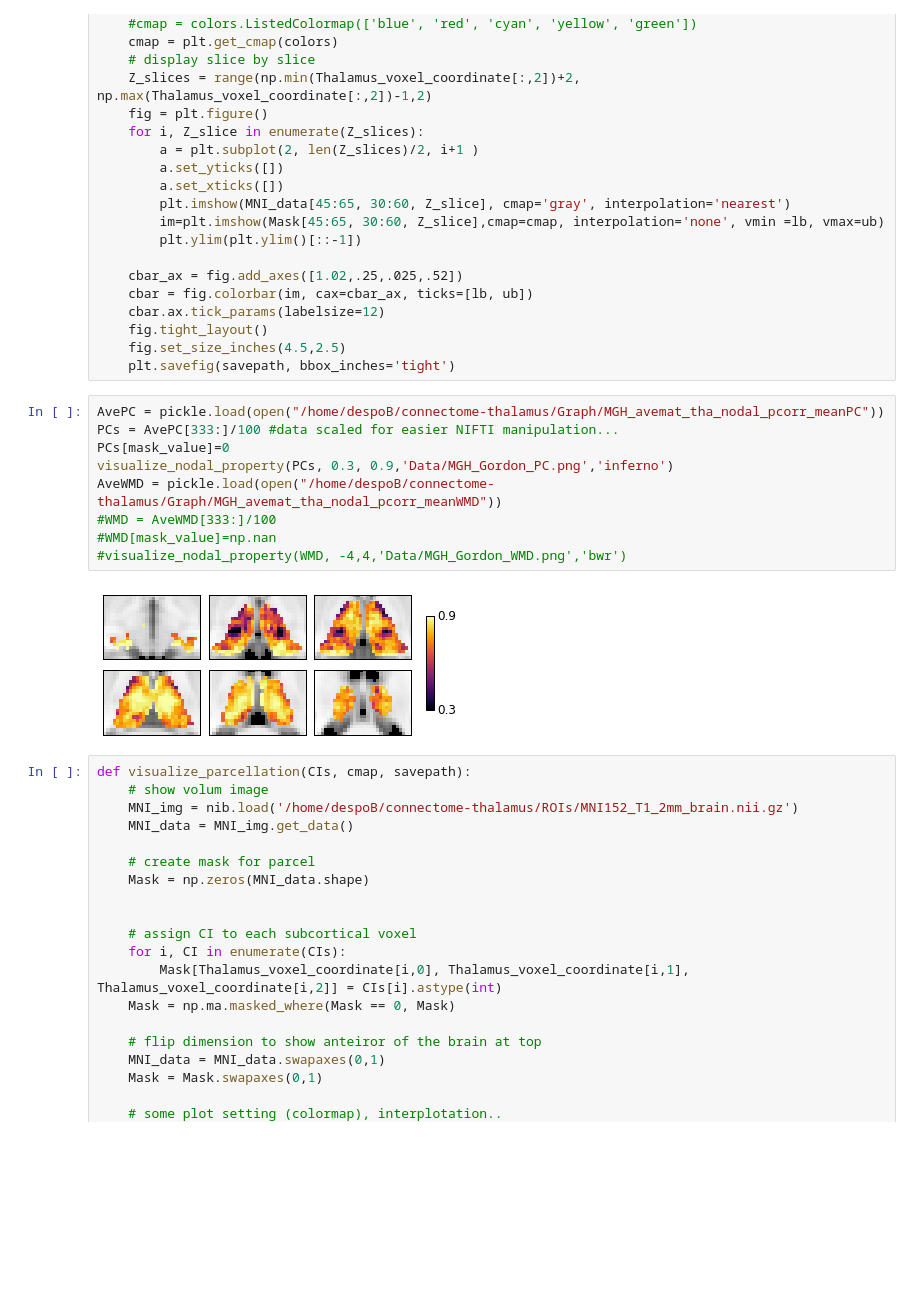
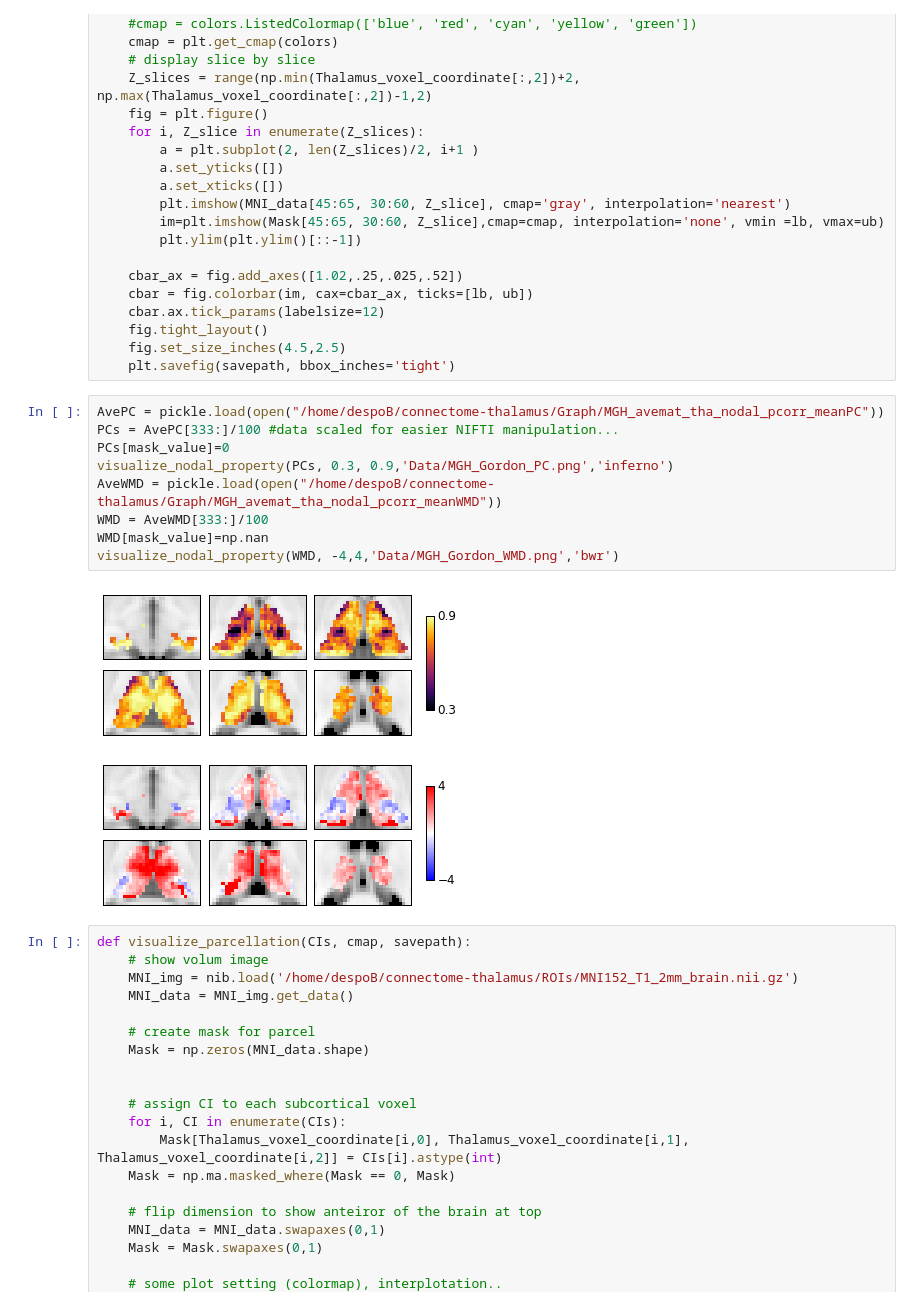
Before and after one commit to kaihwang/FuncParcel, a Jupyter notebook: Visualize_thalamus_maps.ipynb, the cells around one changed output. Drawn from its saved outputs; the diff is of its cells as text; blank space fills up the shorter version.

```diff
--- a/Visualize_thalamus_maps.ipynb
+++ b/Visualize_thalamus_maps.ipynb
@@ -223,14 +255,15 @@ def visualize_nodal_property(CIs, lb, ub, savepath, colors):
 # %%
 AvePC = pickle.load(open("/home/despoB/connectome-thalamus/Graph/MGH_avemat_tha_nodal_pcorr_meanPC"))
 PCs = AvePC[333:]/100 #data scaled for easier NIFTI manipulation...
 PCs[mask_value]=0
 visualize_nodal_property(PCs, 0.3, 0.9,'Data/MGH_Gordon_PC.png','inferno')
 AveWMD = pickle.load(open("/home/despoB/connectome-thalamus/Graph/MGH_avemat_tha_nodal_pcorr_meanWMD"))
-#WMD = AveWMD[333:]/100
-#WMD[mask_value]=np.nan
-#visualize_nodal_property(WMD, -4,4,'Data/MGH_Gordon_WMD.png','bwr')
+WMD = AveWMD[333:]/100
+WMD[mask_value]=np.nan
+visualize_nodal_property(WMD, -4,4,'Data/MGH_Gordon_WMD.png','bwr')
 # %% [output]
 [figure]
+[figure, added]
 # %%
 def visualize_parcellation(CIs, cmap, savepath):
     # show volum image
```
Also changed, not shown: parts of 7 cells of this notebook.
